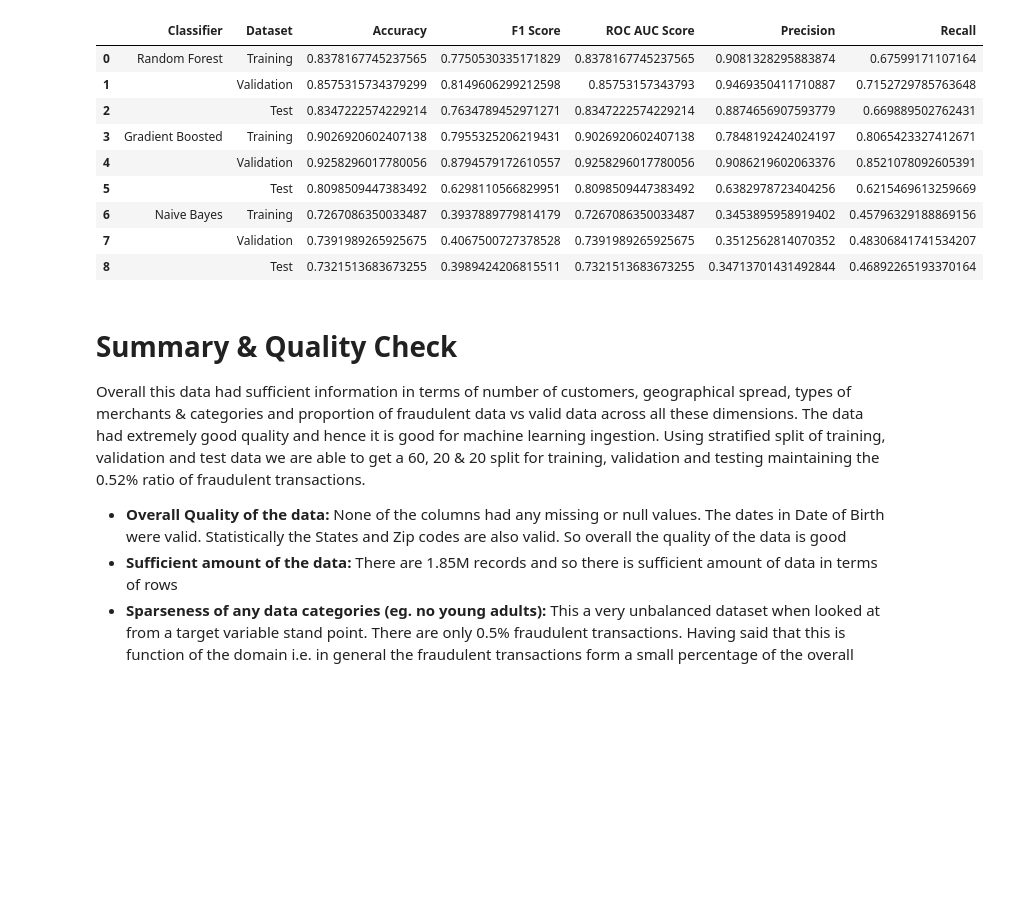
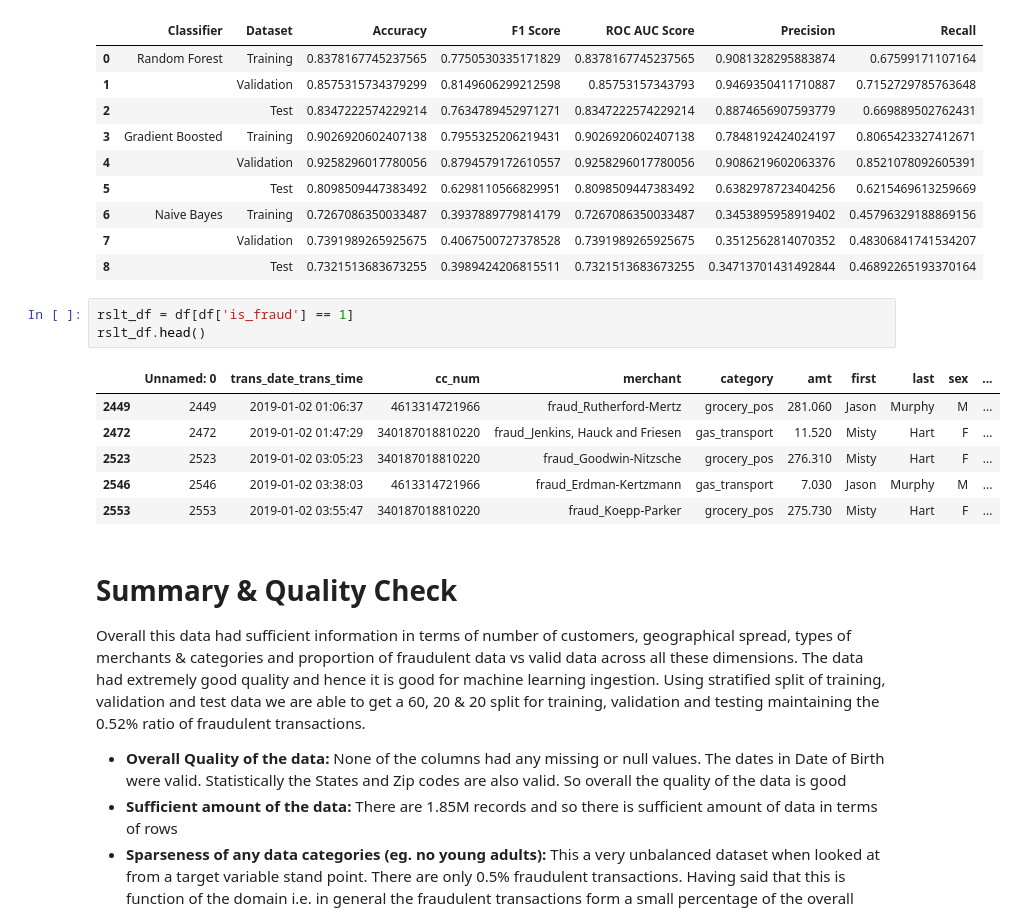
Before and after one commit to shaileshhemdev/hemdev-705.603Spring24, a Jupyter notebook: FraudDetection/analysis/exploratory_data_analysis.ipynb, the cells around one changed output. Cells and saved outputs as stored; diff of their text form; blank space fills up the shorter version.

```diff
--- a/FraudDetection/analysis/exploratory_data_analysis.ipynb
+++ b/FraudDetection/analysis/exploratory_data_analysis.ipynb
@@ -1044,6 +1044,16 @@ display(HTML(model_stats_df.to_html()))
 | 6 | Naive Bayes | Training | 0.7267086350033487 | 0.3937889779814179 | 0.7267086350033487 | 0.3453895958919402 | 0.45796329188869156 |
 | 7 |  | Validation | 0.7391989265925675 | 0.4067500727378528 | 0.7391989265925675 | 0.3512562814070352 | 0.48306841741534207 |
 | 8 |  | Test | 0.7321513683673255 | 0.3989424206815511 | 0.7321513683673255 | 0.34713701431492844 | 0.46892265193370164 |
+# %%
+rslt_df = df[df['is_fraud'] == 1]
+rslt_df.head()
+# %% [output]
+|  | Unnamed: 0 | trans_date_trans_time | cc_num | merchant | category | amt | first | last | sex | ... |
+| 2449 | 2449 | 2019-01-02 01:06:37 | 4613314721966 | fraud_Rutherford-Mertz | grocery_pos | 281.060 | Jason | Murphy | M | ... |
+| 2472 | 2472 | 2019-01-02 01:47:29 | 340187018810220 | fraud_Jenkins, Hauck and Friesen | gas_transport | 11.520 | Misty | Hart | F | ... |
+| 2523 | 2523 | 2019-01-02 03:05:23 | 340187018810220 | fraud_Goodwin-Nitzsche | grocery_pos | 276.310 | Misty | Hart | F | ... |
+| 2546 | 2546 | 2019-01-02 03:38:03 | 4613314721966 | fraud_Erdman-Kertzmann | gas_transport | 7.030 | Jason | Murphy | M | ... |
+| 2553 | 2553 | 2019-01-02 03:55:47 | 340187018810220 | fraud_Koepp-Parker | grocery_pos | 275.730 | Misty | Hart | F | ... |
 # %% [markdown]
 # Summary & Quality Check
 
```
Also changed, not shown: 1 other file.
